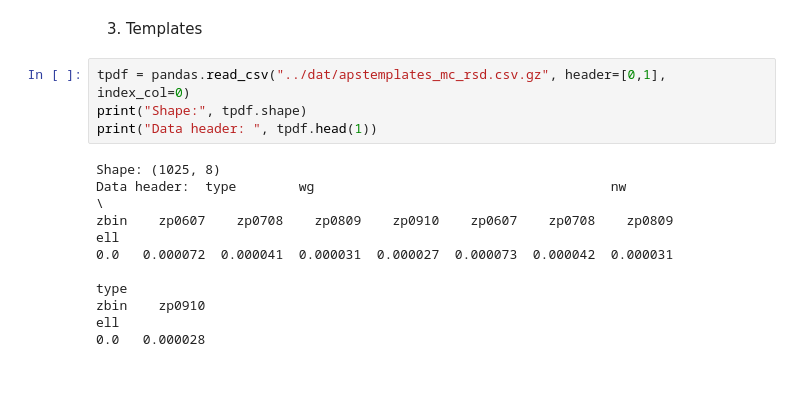
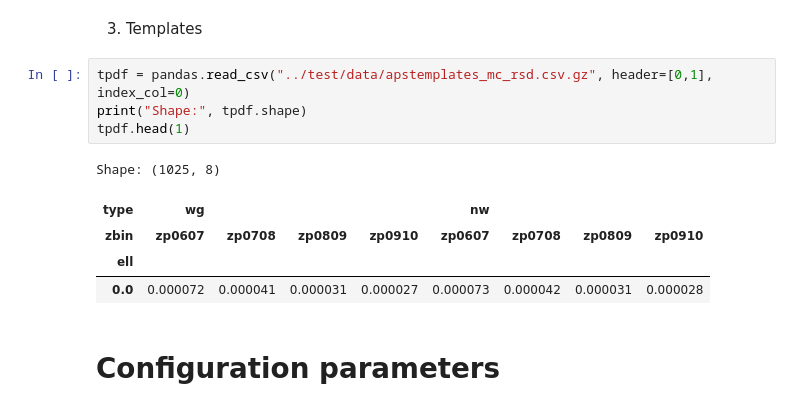
Before and after one commit to linea-it/angbao, a Jupyter notebook: notebook/angbao.ipynb, the cells around one changed output. Drawn from its saved outputs; the diff is of its cells as text; blank space fills up the shorter version.

```diff
--- a/notebook/angbao.ipynb
+++ b/notebook/angbao.ipynb
@@ -42,17 +37,14 @@ Shape: (120, 120)
 # %% [markdown]
 3. Templates
 # %%
-tpdf = pandas.read_csv("../dat/apstemplates_mc_rsd.csv.gz", header=[0,1], index_col=0)
+tpdf = pandas.read_csv("../test/data/apstemplates_mc_rsd.csv.gz", header=[0,1], index_col=0)
 print("Shape:", tpdf.shape)
-print("Data header: ", tpdf.head(1))
+tpdf.head(1)
 # %% [output]
 Shape: (1025, 8)
-Data header:  type        wg                                      nw                      \
-zbin    zp0607    zp0708    zp0809    zp0910    zp0607    zp0708    zp0809
-ell
-0.0   0.000072  0.000041  0.000031  0.000027  0.000073  0.000042  0.000031
-
-type
-zbin    zp0910
-ell
-0.0   0.000028
+| type | wg |  |  |  | nw |  |  |  |
+| zbin | zp0607 | zp0708 | zp0809 | zp0910 | zp0607 | zp0708 | zp0809 | zp0910 |
+| ell |  |  |  |  |  |  |  |  |
+| 0.0 | 0.000072 | 0.000041 | 0.000031 | 0.000027 | 0.000073 | 0.000042 | 0.000031 | 0.000028 |
+# %% [markdown]
+# Configuration parameters
```
Also changed, not shown: parts of 14 cells of this notebook.
